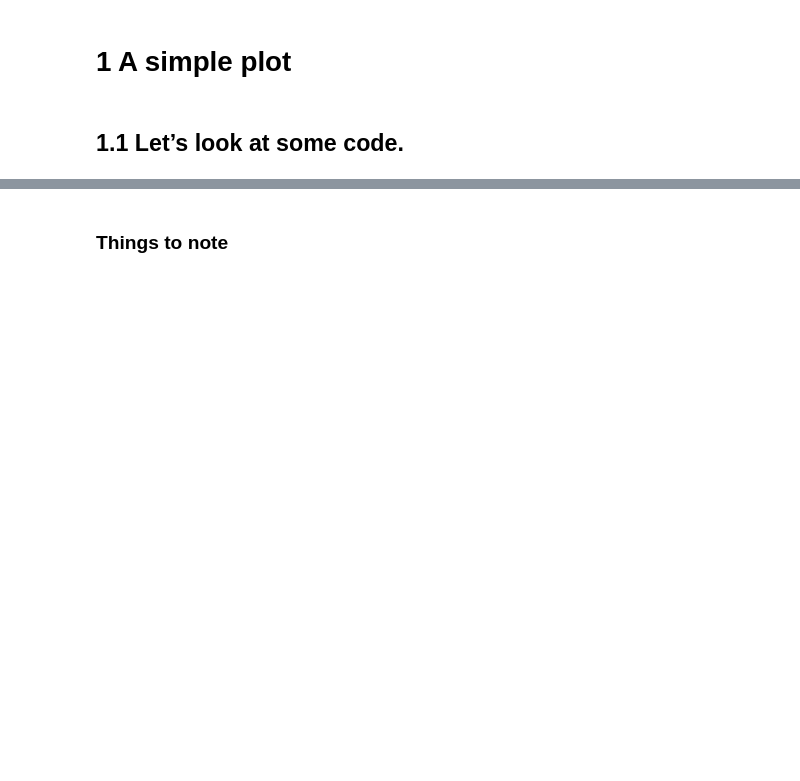
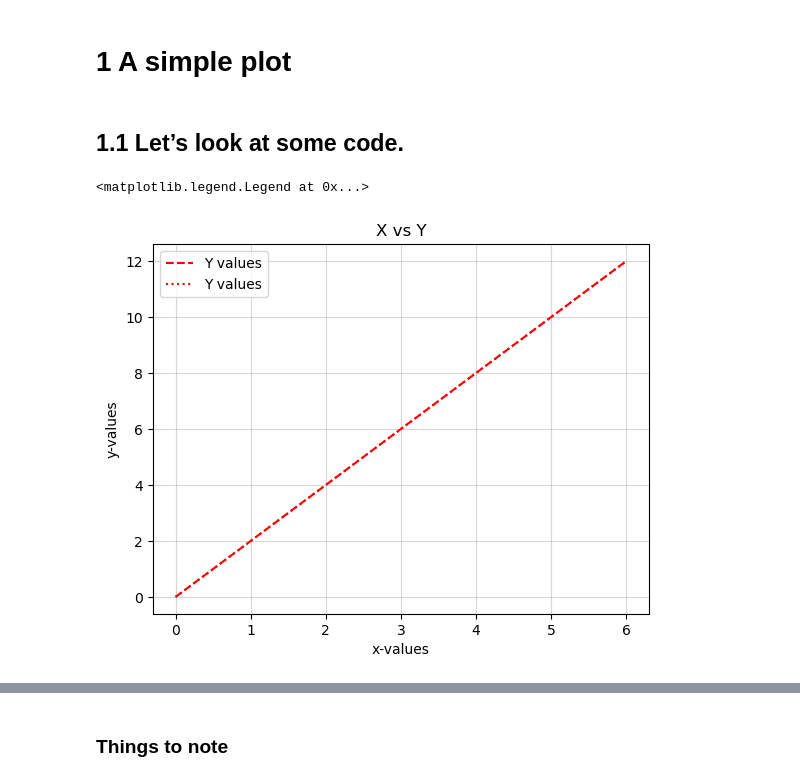
Before and after one commit to SPS-SP2273/learning-portfolio-annette-14, a Jupyter notebook: plotting/plotting_(need).ipynb, the cells around one changed output, grey strips where cells are left out. Drawn from its saved outputs; the diff is of its cells as text; code cells hidden in the pictures; blank space fills up the shorter version.

Commit message:
notes from 16/2 lecture on plotting(need)

```diff
--- a/plotting/plotting_(need).ipynb
+++ b/plotting/plotting_(need).ipynb
@@ -6,3 +6,20 @@
 # 1 A simple plot
 # %% [markdown]
 ## 1.1 Let’s look at some code.
+# %%
+# Some data for plotting
+x = [0, 1, 2, 3, 4, 5, 6]
+y_1 = [0, 2, 4, 6, 8, 10, 12]
+y_2 = [0, 3, 6, 9, 12, 15, 18]
+
+# plotting a single line
+plt.plot(x, y_1, label='Y values',
+         color='red', linestyle='dashed')  #or linestyle = '---'
+plt.xlabel('x-values')
+plt.ylabel('y-values')
+plt.title('X vs Y')
+plt.grid(alpha=.25)
+plt.legend(loc='upper left')
+# %% [output]
+<matplotlib.legend.Legend at 0x...>
+[figure, added]
```
Also changed, not shown: parts of 34 cells of this notebook, 1 other file.
